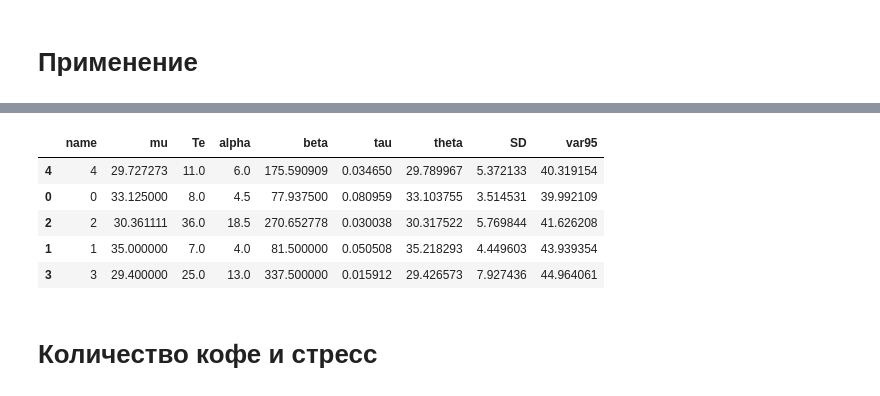
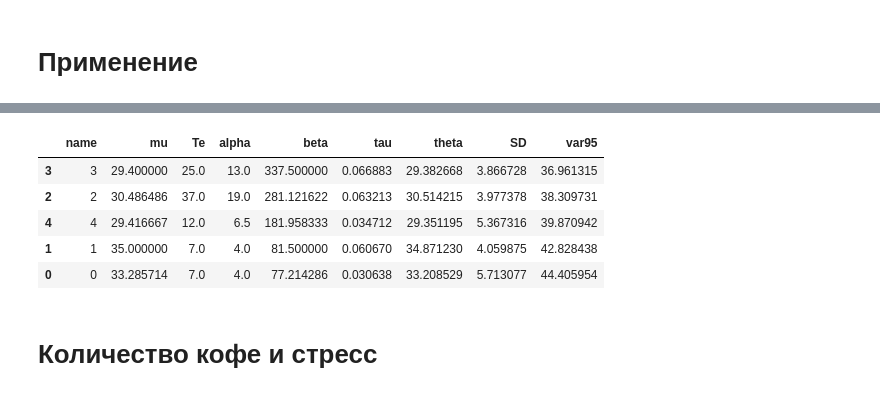
Before and after one commit to ksetdekov/trip_choice_optimizer, a Jupyter notebook: coffee-amount-optimization.ipynb, the cells around one changed output, grey strips where cells are left out. Cells and saved outputs as stored; diff of their text form; code cells hidden in the pictures.

```diff
--- a/coffee-amount-optimization.ipynb
+++ b/coffee-amount-optimization.ipynb
@@ -222,7 +222,10 @@ events = {
     datetime(2025, 2, 3): (2, 32),
     datetime(2025, 2, 4): (3, 31),
     datetime(2025, 2, 5): (2, 31),
-    datetime(2025, 2, 6): (2, 25)
+    datetime(2025, 2, 6): (2, 25),
+    datetime(2025, 2, 7): (4, 26),
+    datetime(2025, 2, 8): (2, 35),
+    datetime(2025, 2, 9): (2, 33)
 
 }
 
@@ -236,9 +239,9 @@ cups.process_events(events, days=91)
 |  | name | mu | Te | alpha | beta | tau | theta | SD | var95 |
-| 4 | 4 | 29.727273 | 11.0 | 6.0 | 175.590909 | 0.034650 | 29.789967 | 5.372133 | 40.319154 |
-| 0 | 0 | 33.125000 | 8.0 | 4.5 | 77.937500 | 0.080959 | 33.103755 | 3.514531 | 39.992109 |
-| 2 | 2 | 30.361111 | 36.0 | 18.5 | 270.652778 | 0.030038 | 30.317522 | 5.769844 | 41.626208 |
-| 1 | 1 | 35.000000 | 7.0 | 4.0 | 81.500000 | 0.050508 | 35.218293 | 4.449603 | 43.939354 |
-| 3 | 3 | 29.400000 | 25.0 | 13.0 | 337.500000 | 0.015912 | 29.426573 | 7.927436 | 44.964061 |
+| 3 | 3 | 29.400000 | 25.0 | 13.0 | 337.500000 | 0.066883 | 29.382668 | 3.866728 | 36.961315 |
+| 2 | 2 | 30.486486 | 37.0 | 19.0 | 281.121622 | 0.063213 | 30.514215 | 3.977378 | 38.309731 |
+| 4 | 4 | 29.416667 | 12.0 | 6.5 | 181.958333 | 0.034712 | 29.351195 | 5.367316 | 39.870942 |
+| 1 | 1 | 35.000000 | 7.0 | 4.0 | 81.500000 | 0.060670 | 34.871230 | 4.059875 | 42.828438 |
+| 0 | 0 | 33.285714 | 7.0 | 4.0 | 77.214286 | 0.030638 | 33.208529 | 5.713077 | 44.405954 |
 # %% [markdown]
 # Количество кофе и стресс
 # %%
```
Also changed, not shown: parts of 6 cells of this notebook.
